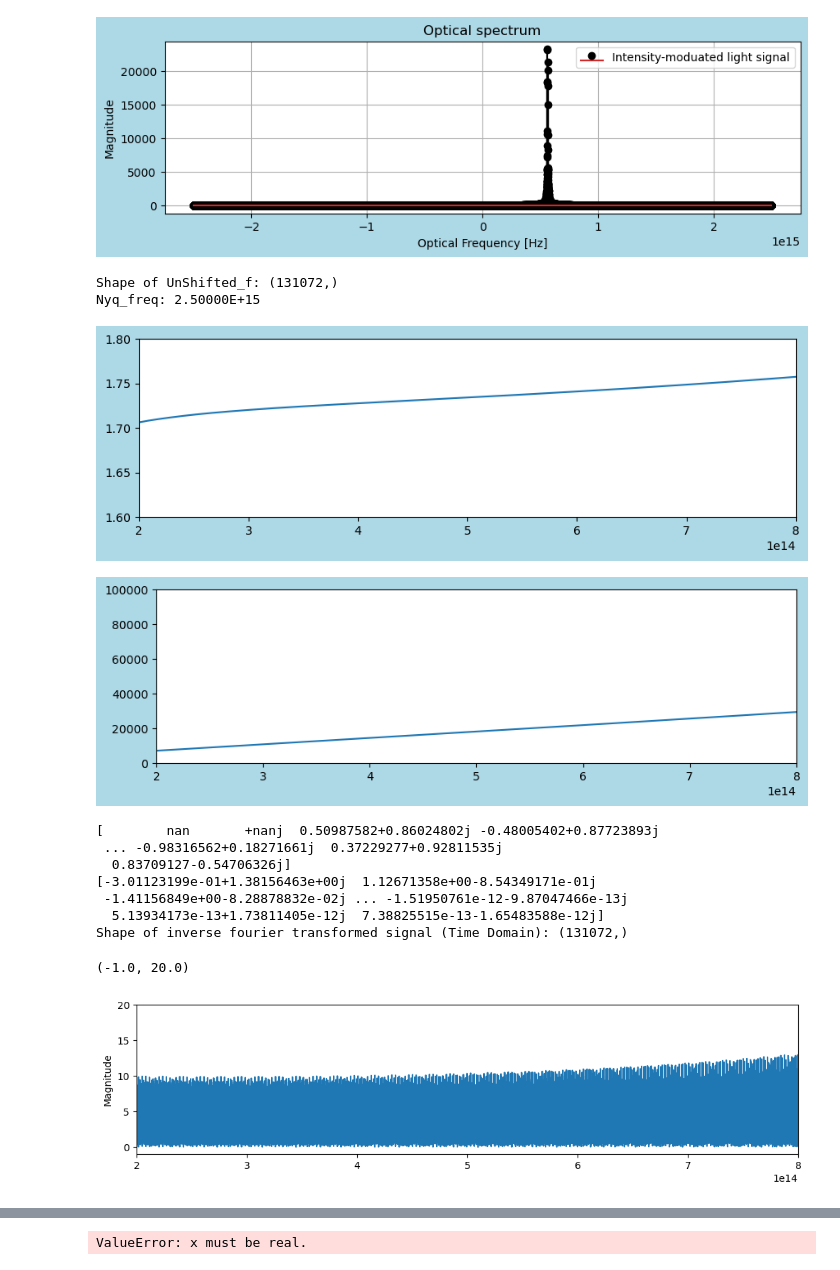
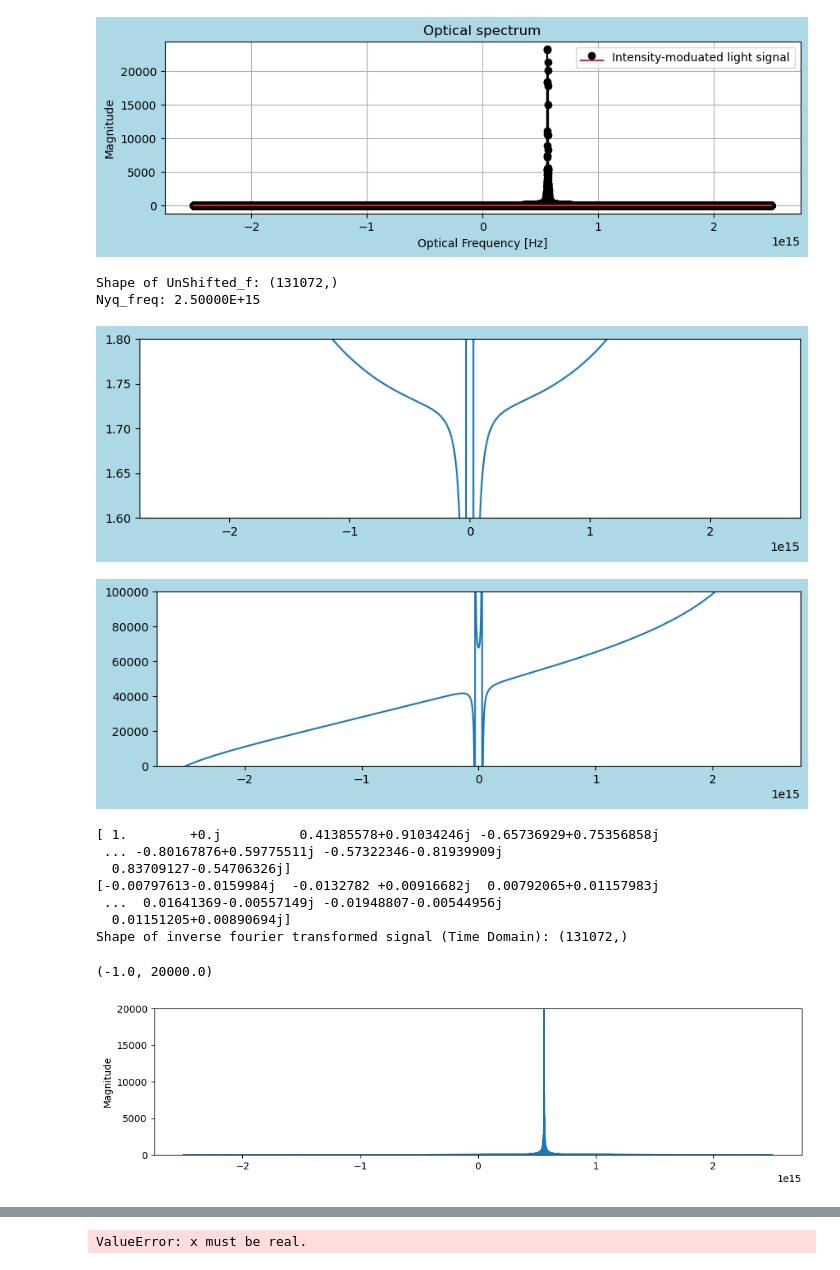
Before and after one commit to tacticstactics/Optical-pulse-broadening, a Jupyter notebook: optical_pulse_broadening_optical_fibers.ipynb, the cells around one changed output, grey strips where cells are left out. Drawn from its saved outputs; the diff is of its cells as text; code cells hidden in the pictures.

```diff
--- a/optical_pulse_broadening_optical_fibers.ipynb
+++ b/optical_pulse_broadening_optical_fibers.ipynb
@@ -341,69 +343,73 @@ print('Shape of UnShifted_f:', UnShifted_f.shape)
 Nyq_freq = samplerate * frequencystep
 print('Nyq_freq:', f'{Nyq_freq:.5E}')
 
-optical_frequencies = np.linspace(0, Nyq_freq, samplerate)
+#optical_frequencies = np.linspace(0, Nyq_freq, samplerate)
 
 
 #wavelengths = np.linspace(0.4, 0.7, 1000)
 # Constants
 indexes_quartz1 = indexes_quartz(optical_frequencies)  # Refractive index of water
 thickness = 1e3  # Thickness of water layer in meters
 
 # Wavelength range in visible spectrum (400 nm to 700 nm)
 
 
 fig1 = plt.figure(figsize = (10,6), facecolor='lightblue')
 ax1_1 = fig1.add_subplot(2, 1, 1)
 
 ax1_1.plot(optical_frequencies, indexes_quartz1)
-ax1_1.set_xlim(200e12, 800e12)
+#ax1_1.set_xlim(200e12, 800e12)
 ax1_1.set_ylim(1.6,1.8)
 
 
 # Calculate phase change
 phase_change = (2 * np.pi * indexes_quartz1 * thickness) / ((1e6 * c)/ UnShifted_f)
 
 fig2 = plt.figure(figsize = (10,6), facecolor='lightblue')
 ax2_1 = fig2.add_subplot(2, 1, 1)
 
 ax2_1.plot(optical_frequencies, phase_change)
-ax2_1.set_xlim(200e12, 800e12)
+#ax2_1.set_xlim(200e12, 800e12)
 ax2_1.set_ylim(0,100000)
 plt.show()
-
-mag = np.cos(phase_change) + 1j*np.sin(phase_change)
-print(mag)
-
-#Y_freq = mag * fft_random_analog_signal
-Y_freq = fft_random_analog_signal
-y_freq = ifft(Y_freq)
-print(y_freq)
-transformed_tcol = np.linspace(0.0, 2*t_step * samplerate, samplerate, endpoint=False)
-
-
-print('Shape of inverse fourier transformed signal (Time Domain):', y_freq.shape)
 # %% [output]
 Shape of UnShifted_f: (131072,)
 Nyq_freq: 2.50000E+15
-[figure, old version]
+[figure, new version]
-[figure, old version]
+[figure, new version]
-[        nan       +nanj  0.50987582+0.86024802j -0.48005402+0.87723893j
- ... -0.98316562+0.18271661j  0.37229277+0.92811535j
-  0.83709127-0.54706326j]
-[-3.01123199e-01+1.38156463e+00j  1.12671358e+00-8.54349171e-01j
- -1.41156849e+00-8.28878832e-02j ... -1.51950761e-12-9.87047466e-13j
-  5.13934173e-13+1.73811405e-12j  7.38825515e-13-1.65483588e-12j]
-Shape of inverse fourier transformed signal (Time Domain): (131072,)
-(-1.0, 20.0)
-[figure, removed]
 # %%
+mag = np.cos(phase_change) + 1j*np.sin(phase_change)
+print(mag)
+
+#Y_freq = unshifted_fft_random_analog_signal
+#Y_freq = fft_random_analog_signal
+Y_freq = mag * fft_random_analog_signal
+
+y_freq = ifft(Y_freq)
+print(y_freq)
+#transformed_tcol = np.linspace(0.0, 2*t_step * samplerate, samplerate, endpoint=False)
+
+
+print('Shape of inverse fourier transformed signal (Time Domain):', y_freq.shape)
+
+
 fig1 = plt.figure(figsize = (12,6), facecolor='white')
 ax1_1 = fig1.add_subplot(2, 1, 1)
 
 ax1_1.plot(optical_frequencies, np.abs(Y_freq))
 ax1_1.set_ylabel('Magnitude')
-ax1_1.set_xlim(200e12, 800e12)
-ax1_1.set_ylim(-1, 20)
+#ax1_1.set_xlim(200e12, 800e12)
+ax1_1.set_ylim(-1, 20000)
+# %% [output]
+[ 1.        +0.j          0.41385578+0.91034246j -0.65736929+0.75356858j
+ ... -0.80167876+0.59775511j -0.57322346-0.81939909j
+  0.83709127-0.54706326j]
+[-0.00797613-0.0159984j  -0.0132782 +0.00916682j  0.00792065+0.01157983j
+ ...  0.01641369-0.00557149j -0.01948807-0.00544956j
+  0.01151205+0.00890694j]
+Shape of inverse fourier transformed signal (Time Domain): (131072,)
+(-1.0, 20000.0)
+[figure, added]
 # %%
 fig2 = plt.figure(figsize = (12,6), facecolor='white')
 ax2_1 = fig2.add_subplot(2, 1, 1)
```
Also changed, not shown: parts of 2 cells of this notebook.
